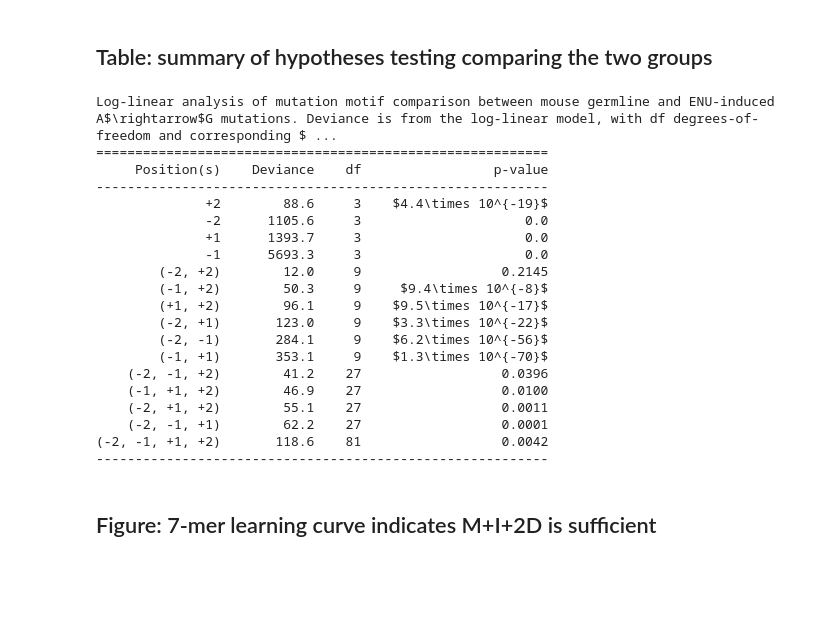
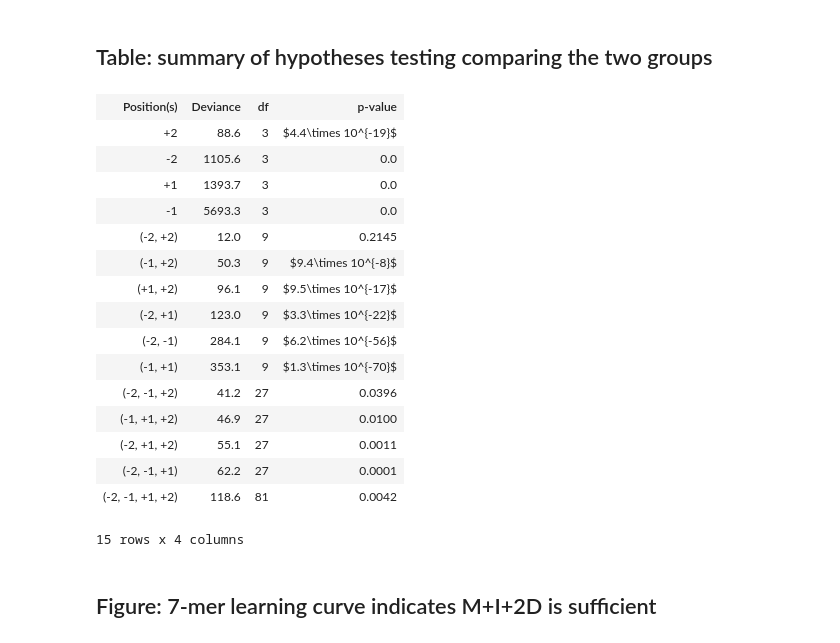
Before and after one commit to HuttleyLab/enuproject, a Jupyter notebook: manuscript_figs_tables.ipynb, the cells around one changed output. Cells and saved outputs as stored; diff of their text form; code cells hidden in the pictures; blank space fills up the shorter version.

```diff
--- a/manuscript_figs_tables.ipynb
+++ b/manuscript_figs_tables.ipynb
@@ -183,43 +145,40 @@ figs_n_tabs/mm_ENU_v_germline.pdf is saved.
 # %%
 fns = !ls loglin/results/ENU_vs_germline/autosomes/directions/AtoG/summary.txt
 tab_enu_v_sp = LoadTable(fns[0], sep="\t")
 tab_enu_v_sp = tab_enu_v_sp.with_new_column("Position(s)", format_positions, columns=["Position"])
 tab_enu_v_sp = tab_enu_v_sp.get_columns(["Position(s)", "Deviance", "df", "prob"])
 tab_enu_v_sp = tab_enu_v_sp.with_new_header("prob", "p-value")
 tab_enu_v_sp.format_column("p-value", format_pvalue)
 tab_enu_v_sp.format_column("Deviance", "%.1f")
 tab_enu_v_sp = tab_enu_v_sp.sorted(columns=["df", "Deviance"])
 
 tab_enu_v_sp.title = r"Log-linear analysis of mutation motif comparison between mouse germline and ENU-induced "\
 +r"A$\rightarrow$G mutations. Deviance is from the log-linear model, with df degrees-of-freedom "\
 +r"and corresponding $p$-value obtained from the $\chi^2$ distribution. $p$-values below 0.025 are "\
 +r"taken to be significant."
 
-print (tab_enu_v_sp)
 label = "table:enu_v_germline:a-g"
 all_ms_tables.append(format_latex_table(tab_enu_v_sp, justify="rrrl", label=label))
 all_ms_tab_dict[label] = tab_enu_v_sp
+tab_enu_v_sp
 # %% [output]
+| Position(s) | Deviance | df | p-value |
+| +2 | 88.6 | 3 | $4.4\times 10^{-19}$ |
+| -2 | 1105.6 | 3 | 0.0 |
+| +1 | 1393.7 | 3 | 0.0 |
+| -1 | 5693.3 | 3 | 0.0 |
+| (-2, +2) | 12.0 | 9 | 0.2145 |
+| (-1, +2) | 50.3 | 9 | $9.4\times 10^{-8}$ |
+| (+1, +2) | 96.1 | 9 | $9.5\times 10^{-17}$ |
+| (-2, +1) | 123.0 | 9 | $3.3\times 10^{-22}$ |
+| (-2, -1) | 284.1 | 9 | $6.2\times 10^{-56}$ |
+| (-1, +1) | 353.1 | 9 | $1.3\times 10^{-70}$ |
+| (-2, -1, +2) | 41.2 | 27 | 0.0396 |
+| (-1, +1, +2) | 46.9 | 27 | 0.0100 |
+| (-2, +1, +2) | 55.1 | 27 | 0.0011 |
+| (-2, -1, +1) | 62.2 | 27 | 0.0001 |
+| (-2, -1, +1, +2) | 118.6 | 81 | 0.0042 |
-Log-linear analysis of mutation motif comparison between mouse germline and ENU-induced A$\rightarrow$G mutations. Deviance is from the log-linear model, with df degrees-of-freedom and corresponding $ ...
-==========================================================
-     Position(s)    Deviance    df                 p-value
-----------------------------------------------------------
-              +2        88.6     3    $4.4\times 10^{-19}$
-              -2      1105.6     3                     0.0
-              +1      1393.7     3                     0.0
-              -1      5693.3     3                     0.0
-        (-2, +2)        12.0     9                  0.2145
-        (-1, +2)        50.3     9     $9.4\times 10^{-8}$
-        (+1, +2)        96.1     9    $9.5\times 10^{-17}$
-        (-2, +1)       123.0     9    $3.3\times 10^{-22}$
-        (-2, -1)       284.1     9    $6.2\times 10^{-56}$
-        (-1, +1)       353.1     9    $1.3\times 10^{-70}$
-    (-2, -1, +2)        41.2    27                  0.0396
-    (-1, +1, +2)        46.9    27                  0.0100
-    (-2, +1, +2)        55.1    27                  0.0011
-    (-2, -1, +1)        62.2    27                  0.0001
-(-2, -1, +1, +2)       118.6    81                  0.0042
-----------------------------------------------------------
+15 rows x 4 columns
 # %% [markdown]
 ## Figure: 7-mer learning curve indicates M+I+2D is sufficient
 # %%
```
Also changed, not shown: parts of 22 cells of this notebook.
